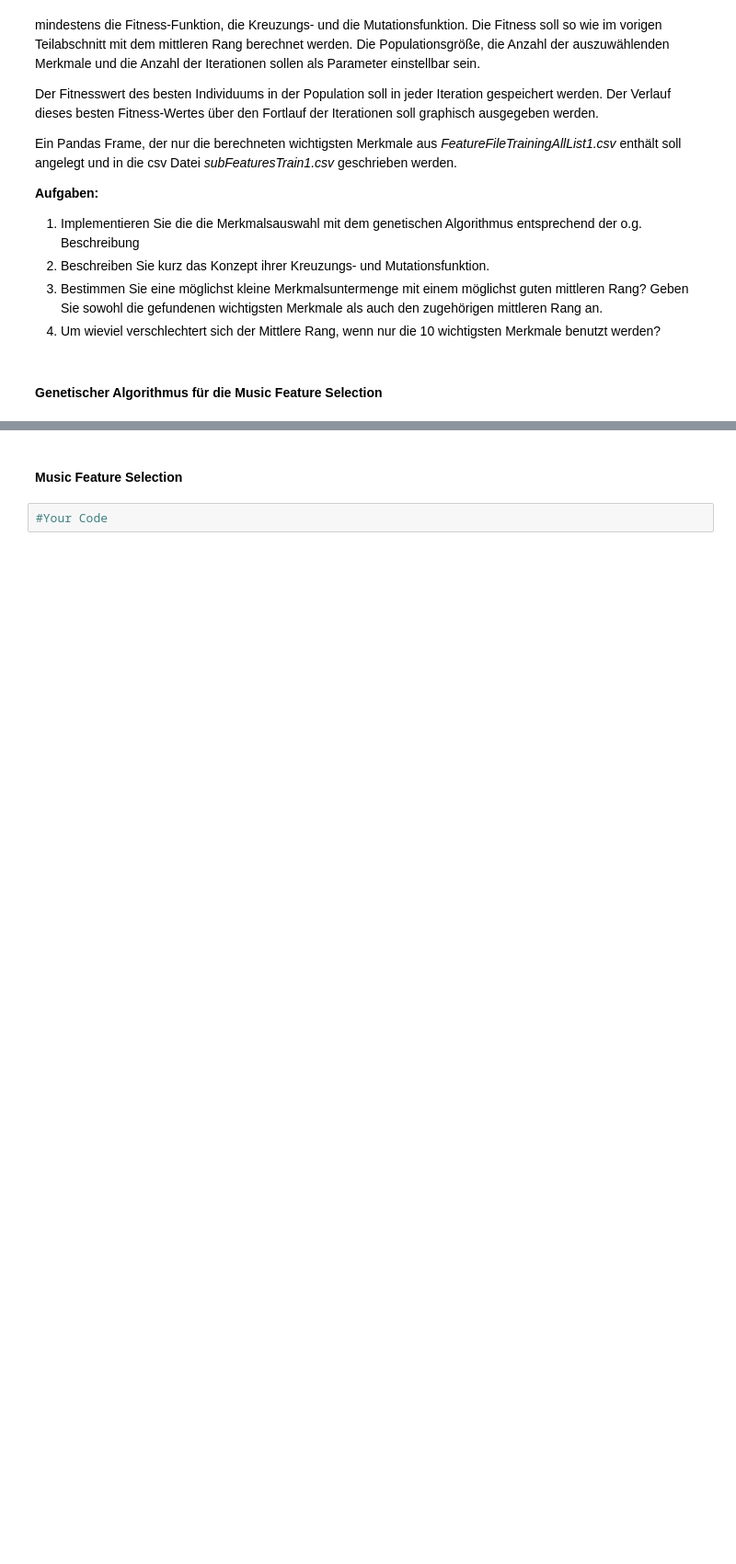
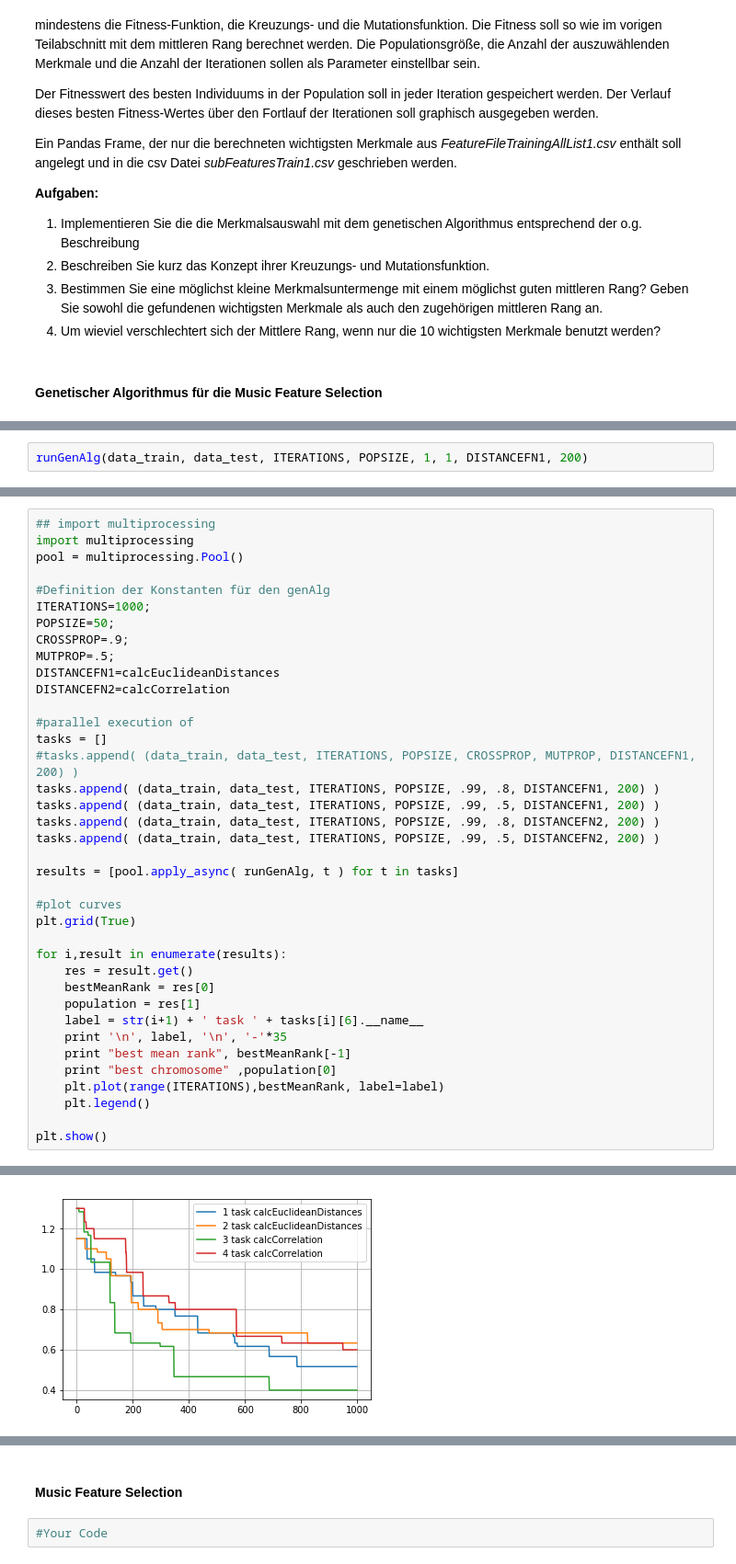
Before and after one commit to danielrotaermel/data-mining, a Jupyter notebook: VersuchMusicClustering.ipynb, the cells around one changed output, grey strips where cells are left out. Shown at 92% size. Drawn from its saved outputs; the diff is of its cells as text; blank space fills up the shorter version.

```diff
--- a/VersuchMusicClustering.ipynb
+++ b/VersuchMusicClustering.ipynb
@@ -681,0 +718,2 @@ Population  [  3.   6.   7.   9.   0.  15.  17.   5.  18.  14.   2.  11.  13.
+# %%
+runGenAlg(data_train, data_test, ITERATIONS, POPSIZE, 1, 1, DISTANCEFN1, 200)
@@ -681,0 +777,39 @@ Population  [  3.   6.   7.   9.   0.  15.  17.   5.  18.  14.   2.  11.  13.
+# %%
+## import multiprocessing
+import multiprocessing
+pool = multiprocessing.Pool()
+
+#Definition der Konstanten für den genAlg
+ITERATIONS=1000;
+POPSIZE=50;
+CROSSPROP=.9;
+MUTPROP=.5;
+DISTANCEFN1=calcEuclideanDistances
+DISTANCEFN2=calcCorrelation
+
+#parallel execution of
+tasks = []
+#tasks.append( (data_train, data_test, ITERATIONS, POPSIZE, CROSSPROP, MUTPROP, DISTANCEFN1, 200) )
+tasks.append( (data_train, data_test, ITERATIONS, POPSIZE, .99, .8, DISTANCEFN1, 200) )
+tasks.append( (data_train, data_test, ITERATIONS, POPSIZE, .99, .5, DISTANCEFN1, 200) )
+tasks.append( (data_train, data_test, ITERATIONS, POPSIZE, .99, .8, DISTANCEFN2, 200) )
+tasks.append( (data_train, data_test, ITERATIONS, POPSIZE, .99, .5, DISTANCEFN2, 200) )
+
+results = [pool.apply_async( runGenAlg, t ) for t in tasks]
+
+#plot curves
+plt.grid(True)
+
+for i,result in enumerate(results):
+    res = result.get()
+    bestMeanRank = res[0]
+    population = res[1]
+    label = str(i+1) + ' task ' + tasks[i][6].__name__
+    print '\n', label, '\n', '-'*35
+    print "best mean rank", bestMeanRank[-1]
+    print "best chromosome" ,population[0]
+    plt.plot(range(ITERATIONS),bestMeanRank, label=label)
+    plt.legend()
+
+plt.show()
+# %% [output]
@@ -681,0 +833 @@ Population  [  3.   6.   7.   9.   0.  15.  17.   5.  18.  14.   2.  11.  13.
+[figure, added]
```
Also changed, not shown: parts of 26 cells of this notebook.
